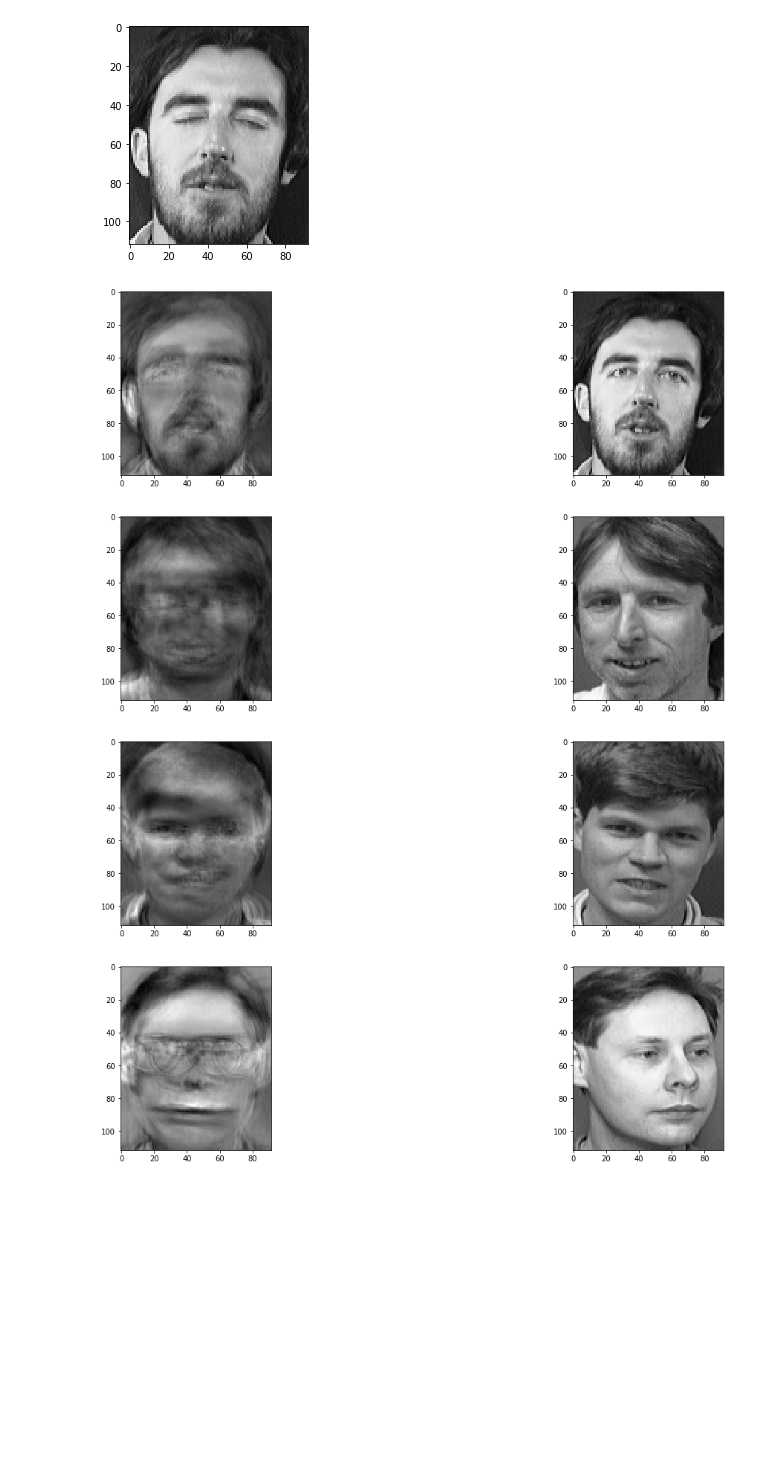
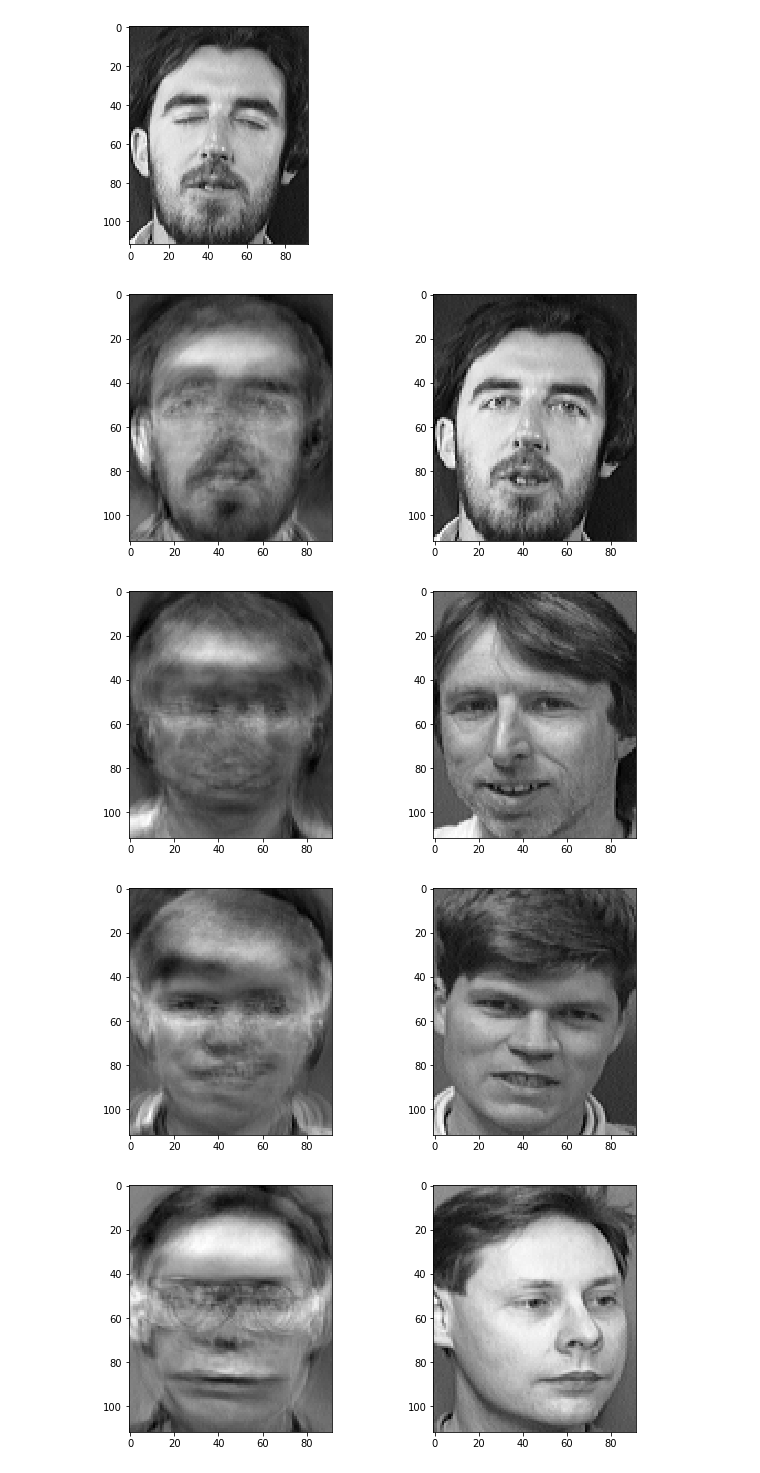
Before and after one commit to Djiffit/face-decoding-with-model-inversion, a Jupyter notebook: inversion.ipynb, the cells around one changed output. Saved outputs shown, nothing was run; the diff lists cells and outputs as text; code cells hidden in the pictures; blank space fills up the shorter version.

```diff
--- a/inversion.ipynb
+++ b/inversion.ipynb
@@ -85,36 +85,37 @@ def invert(model, img, lr, c, best_loss, best_x, i):
     loss = criterion(pred, torch.LongTensor([c]))
     loss.backward()
     img = torch.clamp(img - lr * img.grad, 0, 255)
 
     if loss.detach().numpy() < best_loss and i > 10:
         best_loss = loss.detach().numpy()
         best_x = img.detach().numpy()
 
 
     filt = np.array([
         [0,-1,0],
         [-1,5,-1],
         [0,-1,0]
     ])
-    np_a = np.array([np.clip(x + np.random.normal(.5, 1),0,255) for x in img.detach().numpy()])
+    np_a = np.array([np.clip(x + np.random.normal(2, 2),0,255) for x in img.detach().numpy()])
     i = convolve(np_a.reshape(112, 92), filt)
 
     return best_loss, best_x, np_a.reshape(1, -1)
 
 
 for c in classes:
     best_x,best_loss='',float('inf')
     img = np.zeros_like(train_x[0])
     for i in range(100):
         best_loss,best_x,img = invert(model, img, .01, c_to_i(c), best_loss, best_x, i)
-    fig = plt.figure(figsize=(20, 10))
+    fig = plt.figure(figsize=(10, 10))
     ax1 = fig.add_subplot(2,2,1)
     ax1.imshow(best_x.reshape(112, 92), cmap='gray')
     ax2 = fig.add_subplot(2, 2,2)
     ax2.imshow(test_x[c_to_i(c)].reshape(112, 92), cmap='gray')
+    plt.savefig(f'./results/class {c}.png')
     plt.show()
 # %% [output]
-[figure, old version]
+[figure, new version]
-[figure, old version]
+[figure, new version]
-[figure, old version]
+[figure, new version]
-[figure, old version]
+[figure, new version]
```
Also changed, not shown: parts of 1 cell of this notebook.
